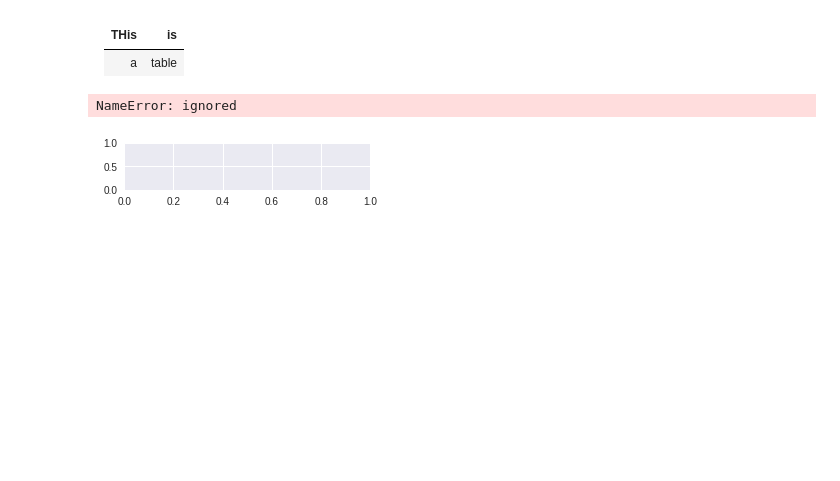
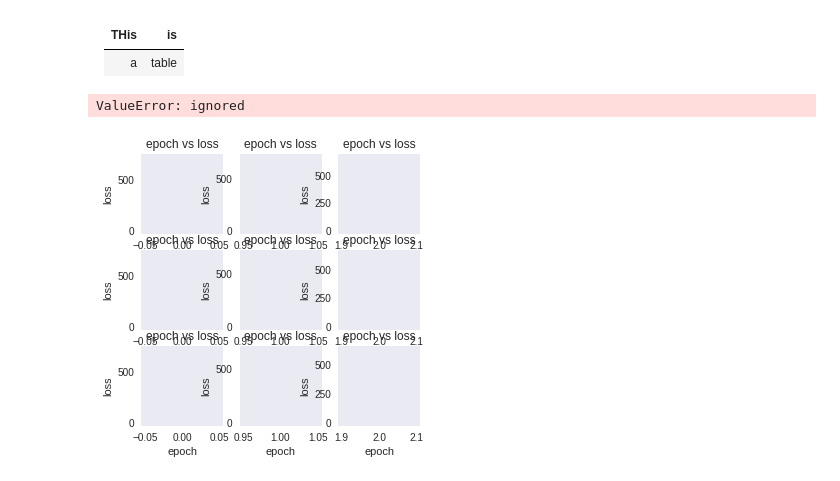
Before and after one commit to soheekim911/Standalone_DL, a Jupyter notebook: assignment02.ipynb, the cells around one changed output. Drawn from its saved outputs; the diff is of its cells as text; code cells hidden in the pictures; blank space fills up the shorter version.

```diff
--- a/assignment02.ipynb
+++ b/assignment02.ipynb
@@ -24,12 +25,12 @@ testset = torchvision.datasets.CIFAR10(root='./data', train=False,
                                        download=True, transform=transform)
 
 
-trainloader = torch.utils.data.DataLoader(trainset, batch_size=4,
-                                          shuffle=True, num_workers=2)
-valloader = torch.utils.data.DataLoader(valset, batch_size=4,
+trainloader = torch.utils.data.DataLoader(trainset, batch_size=128,
+                                          shuffle=True, num_workers=4)
+valloader = torch.utils.data.DataLoader(valset, batch_size=128,
                                         shuffle=False)
-testloader = torch.utils.data.DataLoader(testset, batch_size=4,
-                                         shuffle=False, num_workers=2)
+testloader = torch.utils.data.DataLoader(testset, batch_size=128,
+                                         shuffle=False, num_workers=4)
 
 classes = ('plane', 'car', 'bird', 'cat',
            'deer', 'dog', 'frog', 'horse', 'ship', 'truck')
@@ -235,6 +252,12 @@ args.epoch = 3
 layer_list = [3,4,5]
 hid_dim_list = [50,100,150]
 
+list_epoch = []
+list_train_loss = []
+list_val_loss = []
+list_acc = []
+list_acc_epoch = []
+
 for layer in layer_list:
     for dim in hid_dim_list:
         args.n_layer = layer
@@ -274,29 +309,32 @@ data = [[args.in_dim, args.hid_dim, args.lr],
 
 print(tabletext.to_text(data))
 # %%
-fig = plt.figure(figsize=(15,5))
 
-# ======== Loss ========== #
-ax1 = fig.add_subplot(5,3,1)
-ax1.plot(list_epoch, list_train_loss, label = 'train loss')
-ax1.plot(list_epoch, list_val_loss, label = 'validation loss')
-ax1.set_xlabel('epoch')
-ax1.set_ylabel('loss')
-ax1.grid()
-ax1.legend()
-ax1.set_title('epoch vs loss')
+fig = plt.figure(figsize=(5,5))
 
-# ======= Accuracy ======= #
-ax2 = fig.add_subplot(5,3,2)
-ax2.plot(list_acc_epoch, list_acc, marker='x', label = 'Accuracy metrics')
-ax2.set_xlabel('epoch')
-ax2.set_ylabel('Acc')
-ax2.grid()
-ax2.legend()
-ax2.set_title('epoch vs Accuracy')
+for i in range(len(list_train_loss)):
+    # ======== Loss ========== #
+    ax1 = fig.add_subplot(3,3,i+1)
+    ax1.plot(list_epoch[i], list_train_loss[i], label = 'train loss')
+    ax1.plot(list_epoch[i], list_val_loss[i], label = 'validation loss')
+    ax1.set_xlabel('epoch')
+    ax1.set_ylabel('loss')
+    ax1.grid()
+#     ax1.legend()
+    ax1.set_title('epoch vs loss')
+
+for j in range(len(list_acc)):
+    # ======= Accuracy ======= #
+    ax2 = fig.add_subplot(3,3,j+1)
+    ax2.plot(list_acc_epoch[j], list_acc[j], marker='x', label = 'Accuracy metrics')
+    ax2.set_xlabel('epoch')
+    ax2.set_ylabel('Acc')
+    ax2.grid()
+#     ax2.legend()
+    ax2.set_title('epoch vs Accuracy')
 
 
 plt.show()
 # %% [output]
-NameError: ignored
+ValueError: ignored
-[figure, old version]
+[figure, new version]
```
Also changed, not shown: parts of 5 cells of this notebook.
